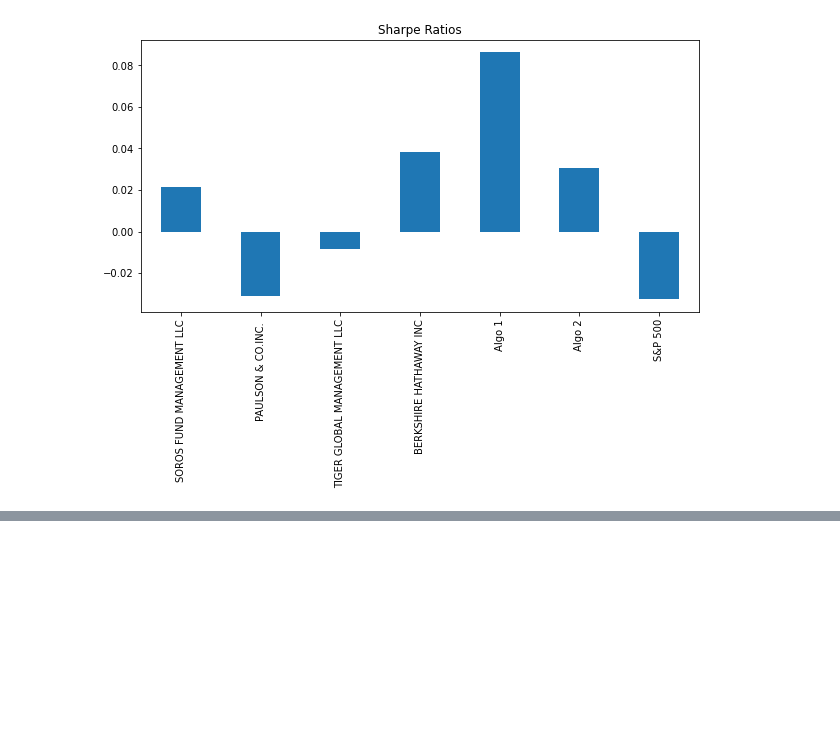
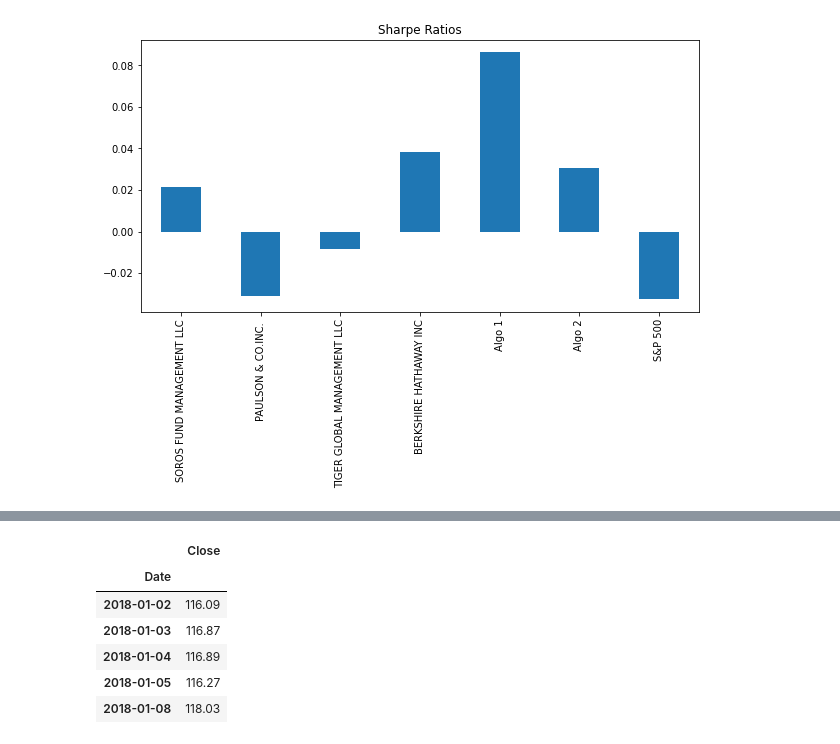
Before and after one commit to campbell8081/Unit04-PandasHW, a Jupyter notebook: whaleportfolio.ipynb, the cells around one changed output, grey strips where cells are left out. Cells and saved outputs as stored; diff of their text form; code cells hidden in the pictures; blank space fills up the shorter version.

```diff
--- a/whaleportfolio.ipynb
+++ b/whaleportfolio.ipynb
@@ -304,0 +335,15 @@ sharpe_ratio.plot.bar(figsize=(10,5), title="Sharpe Ratios")
+# %%
+# Reading JBHunt Returns
+jbhunt_returns_csv = Path("../Resources/JBHT_Historical.csv")
+# Read CSV into DataFrame
+jbhunt_returns_df = pd.read_csv(jbhunt_returns_csv, index_col="Date", infer_datetime_format=True, parse_dates=True)
+jbhunt_returns_df.sort_index()
+jbhunt_returns_df.head()
+# %% [output]
+|  | Close |
+| Date |  |
+| 2018-01-02 | 116.09 |
+| 2018-01-03 | 116.87 |
+| 2018-01-04 | 116.89 |
+| 2018-01-05 | 116.27 |
+| 2018-01-08 | 118.03 |
```
Also changed, not shown: parts of 2 cells of this notebook.
